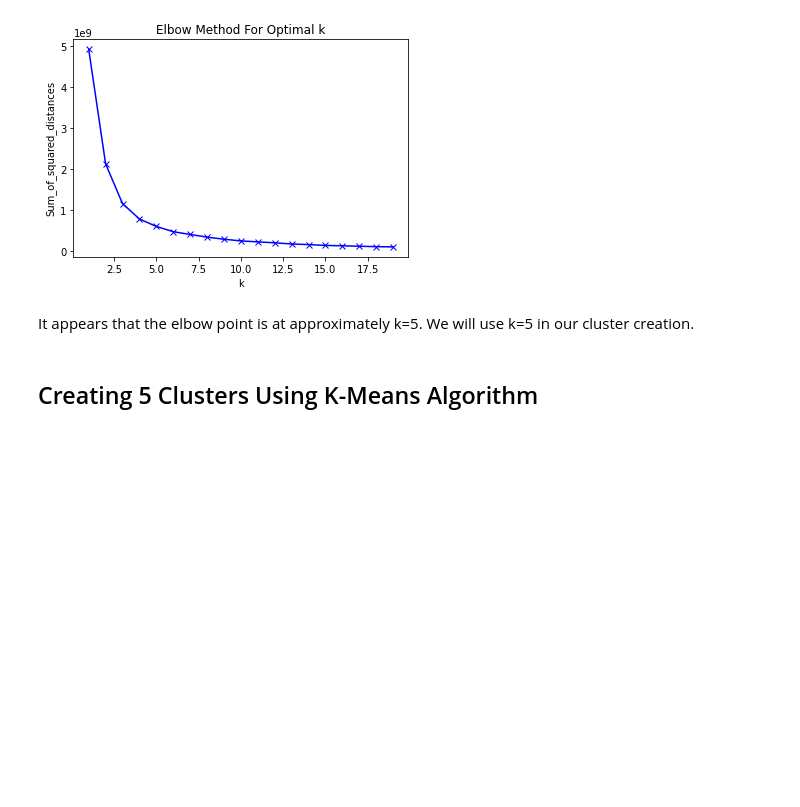
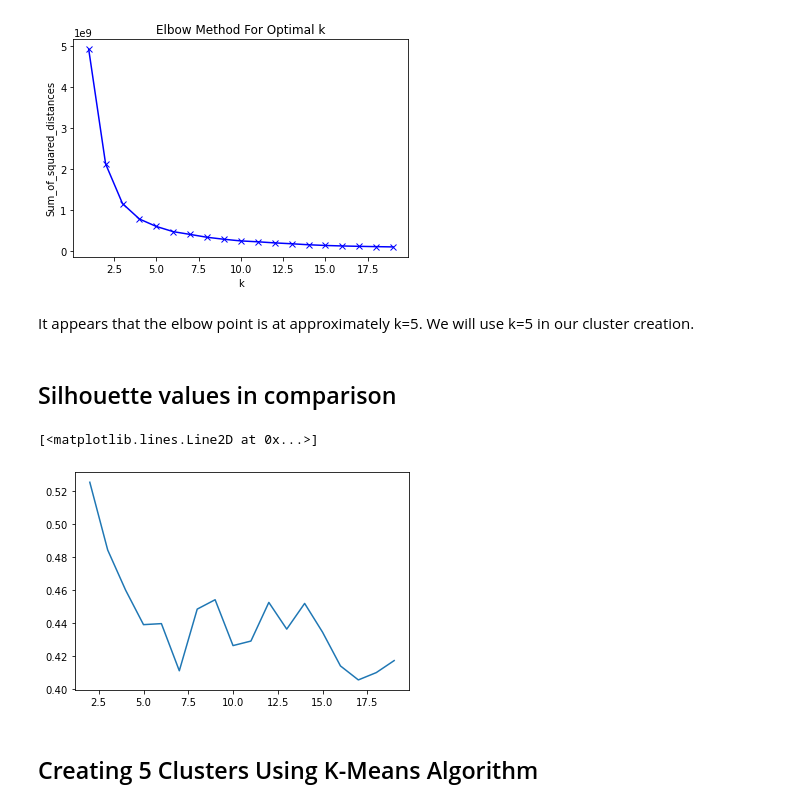
Before and after one commit to laramurphyyx/CA4015-gambling-task, a Jupyter notebook: jupyter-book/_build/jupyter_execute/Cluster 2 - Analysis of Profit and Loss by Study.ipynb, the cells around one changed output. Saved outputs shown, nothing was run; the diff lists cells and outputs as text; code cells hidden in the pictures; blank space fills up the shorter version.

```diff
--- a/jupyter-book/_build/jupyter_execute/Cluster 2 - Analysis of Profit and Loss by Study.ipynb
+++ b/jupyter-book/_build/jupyter_execute/Cluster 2 - Analysis of Profit and Loss by Study.ipynb
@@ -107,6 +107,22 @@ plt.show()
 [figure]
 # %% [markdown]
 It appears that the elbow point is at approximately k=5. We will use k=5 in our cluster creation.
+# %% [markdown]
+## Silhouette values in comparison
+# %%
+from sklearn.metrics import silhouette_score
+silhouette_scores = []
+K = range(2,20)
+for k in K:
+    km = KMeans(n_clusters=k)
+    km = km.fit(cluster_array)
+    silhouette = silhouette_score(cluster_array, km.labels_, metric='euclidean')
+    silhouette_scores.append(silhouette)
+# %%
+plt.plot(range(2,20),silhouette_scores)
+# %% [output]
+[<matplotlib.lines.Line2D at 0x...>]
+[figure, added]
 # %% [markdown]
 ## Creating 5 Clusters Using K-Means Algorithm
 # %%
```
Also changed, not shown: parts of 3 cells of this notebook, 42 other files.
